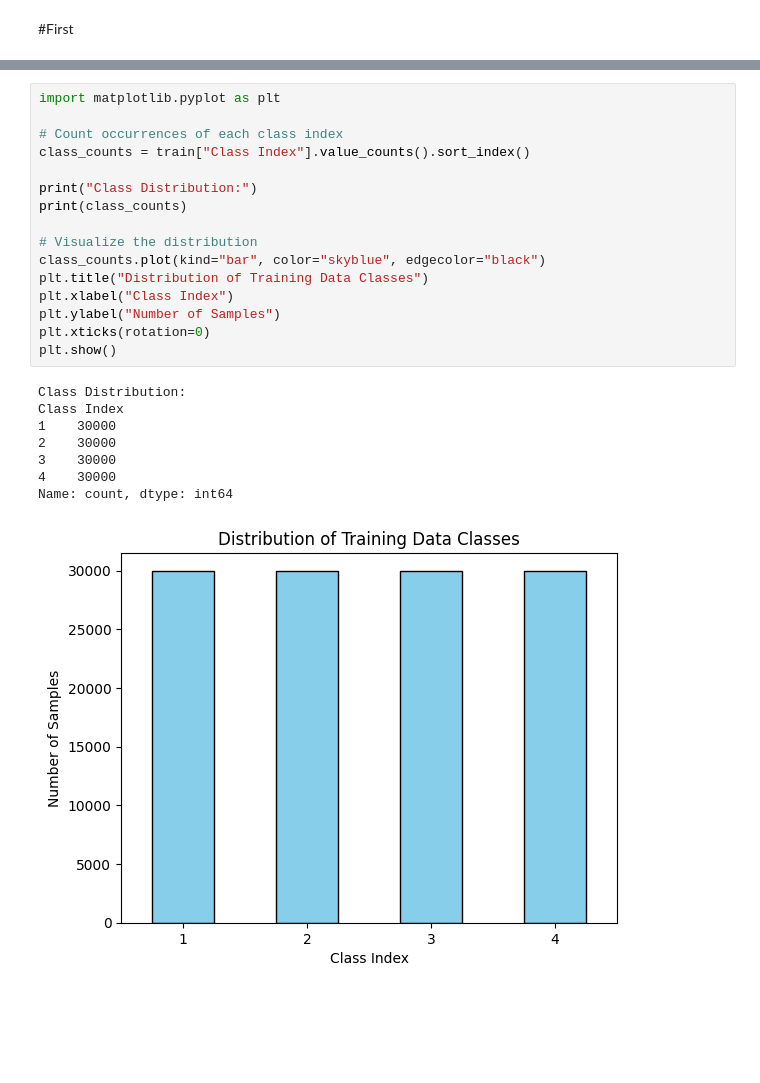
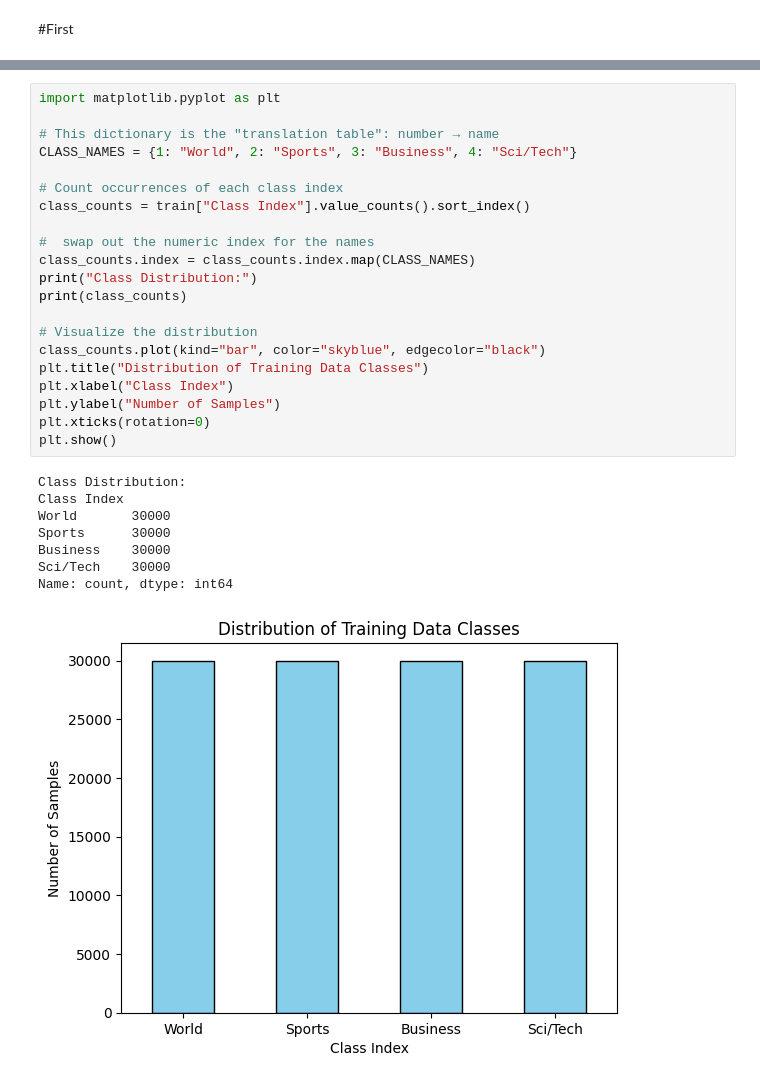
Before and after one commit to Tifa004/ML_Project, a Jupyter notebook: project.ipynb, the cells around one changed output, grey strips where cells are left out. Drawn from its saved outputs; the diff is of its cells as text; blank space fills up the shorter version.

```diff
--- a/project.ipynb
+++ b/project.ipynb
@@ -36,29 +36,34 @@ Using device: cuda
 Training set size: 120000 rows
 # %%
 import matplotlib.pyplot as plt
+
+# This dictionary is the "translation table": number → name
+CLASS_NAMES = {1: "World", 2: "Sports", 3: "Business", 4: "Sci/Tech"}
 
 # Count occurrences of each class index
 class_counts = train["Class Index"].value_counts().sort_index()
 
+#  swap out the numeric index for the names
+class_counts.index = class_counts.index.map(CLASS_NAMES)
 print("Class Distribution:")
 print(class_counts)
 
 # Visualize the distribution
 class_counts.plot(kind="bar", color="skyblue", edgecolor="black")
 plt.title("Distribution of Training Data Classes")
 plt.xlabel("Class Index")
 plt.ylabel("Number of Samples")
 plt.xticks(rotation=0)
 plt.show()
 # %% [output]
 Class Distribution:
 Class Index
-1    30000
-2    30000
-3    30000
-4    30000
+World       30000
+Sports      30000
+Business    30000
+Sci/Tech    30000
 Name: count, dtype: int64
-[figure, old version]
+[figure, new version]
 # %%
 import matplotlib.pyplot as plt
 import seaborn as sns
```
Also changed, not shown: parts of 14 cells of this notebook, 1 other file.
